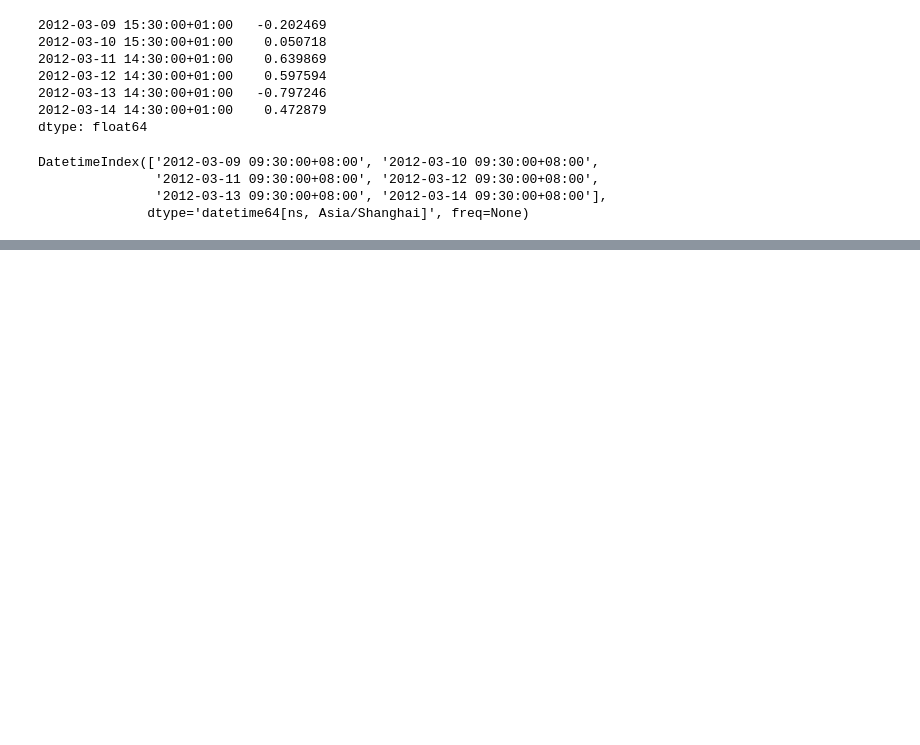
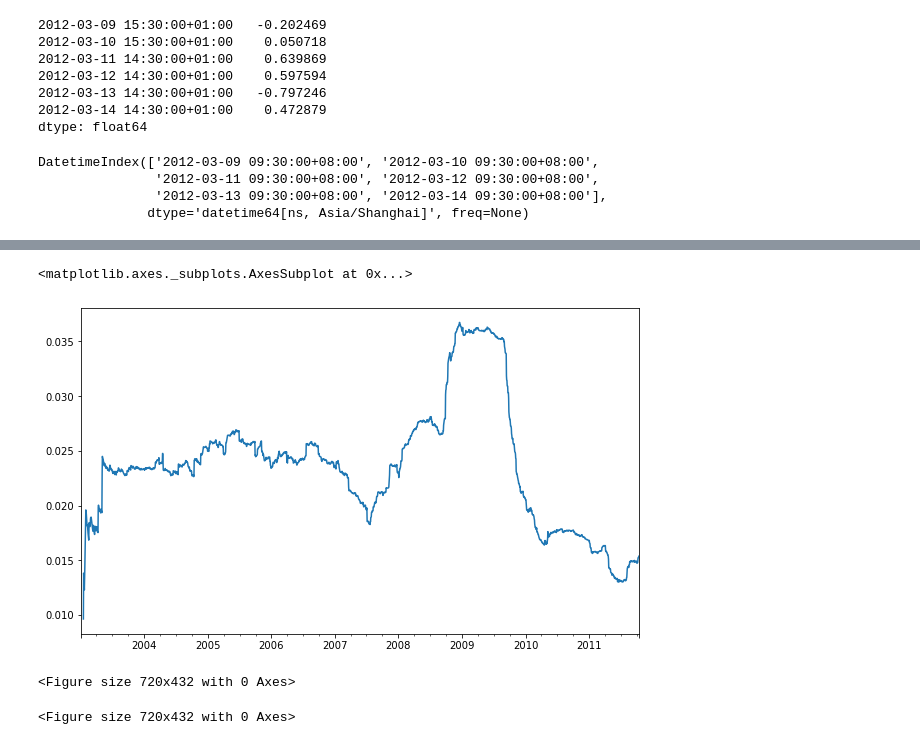
Before and after one commit to konstantinos-giannakopoulos/Python_Data_Analysis, a Jupyter notebook: 9_Time_Series.ipynb, the cells around one changed output, grey strips where cells are left out. Drawn from its saved outputs; the diff is of its cells as text; code cells hidden in the pictures; blank space fills up the shorter version.

```diff
--- a/9_Time_Series.ipynb
+++ b/9_Time_Series.ipynb
@@ -473,0 +935,9 @@ DatetimeIndex(['2012-03-09 09:30:00+08:00', '2012-03-10 09:30:00+08:00',
+# %%
+plt.figure()
+std250 = close_px["AAPL"].pct_change().rolling(250, min_periods=10).std()
+std250[5:12]
+#! figure,id=apple_daily_std250,title="Apple 250-day daily return standard deviation"
+std250.plot()
+# %% [output]
+<matplotlib.axes._subplots.AxesSubplot at 0x...>
+[figure, added]
@@ -473,0 +946,5 @@ DatetimeIndex(['2012-03-09 09:30:00+08:00', '2012-03-10 09:30:00+08:00',
+# %%
+plt.figure()
+# %% [output]
+<Figure size 720x432 with 0 Axes>
+<Figure size 720x432 with 0 Axes>
```
Also changed, not shown: parts of 62 cells of this notebook.
